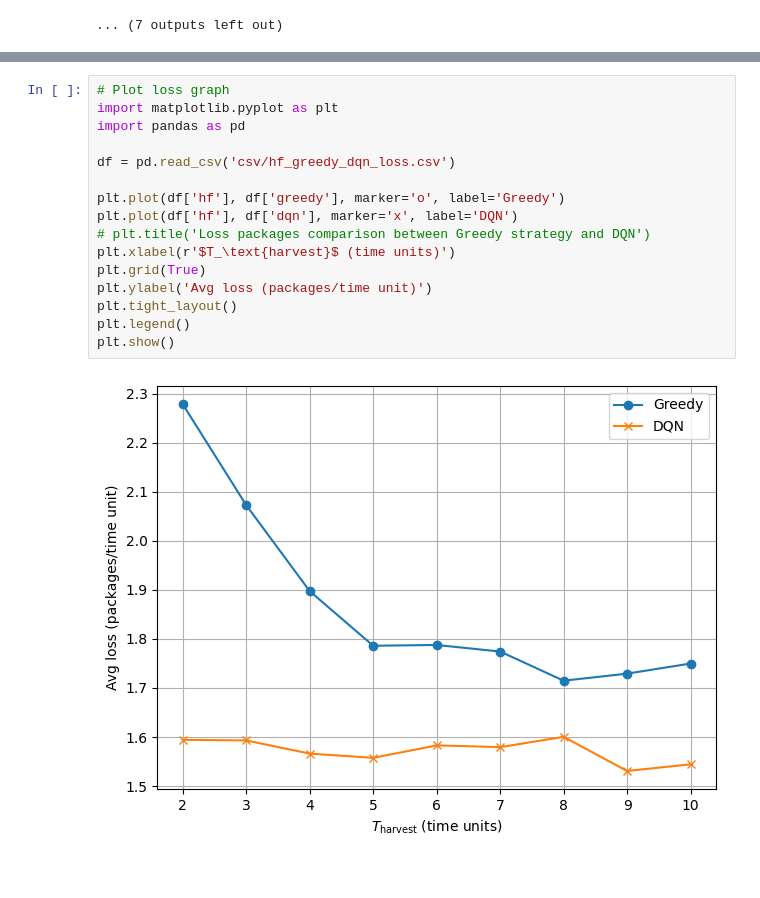
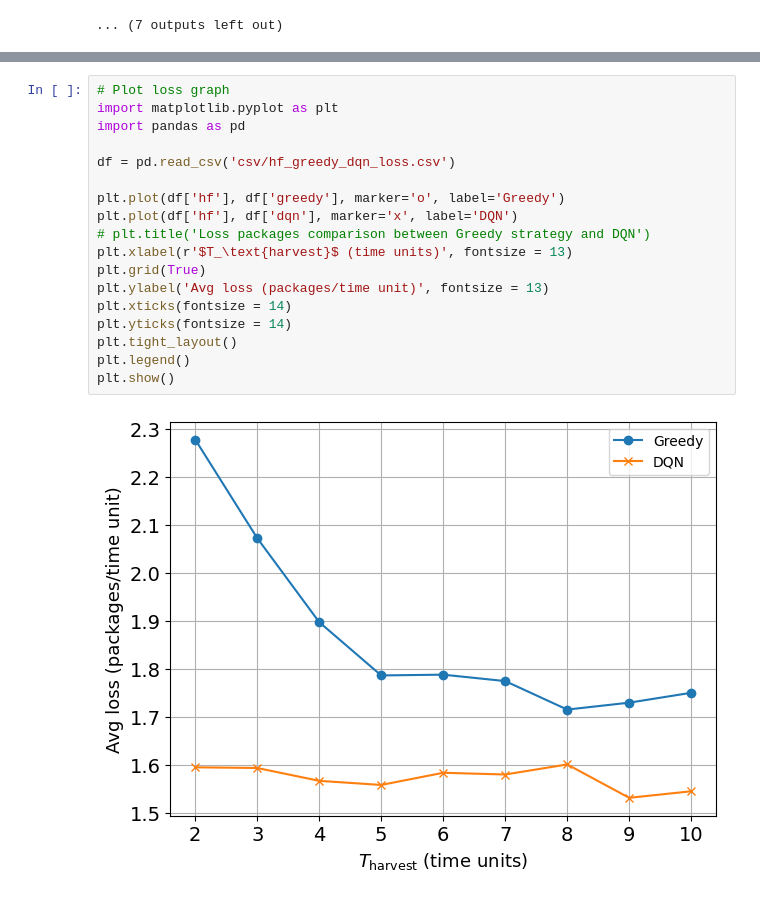
Before and after one commit to dunghoangtrung125/graduation_thesis, a Jupyter notebook: source_code/greedy_vs_dqn.ipynb, the cells around one changed output, grey strips where cells are left out. Cells and saved outputs as stored; diff of their text form.

```diff
--- a/source_code/greedy_vs_dqn.ipynb
+++ b/source_code/greedy_vs_dqn.ipynb
@@ -566,21 +580,23 @@ plt.show()
 # %%
 # Plot loss graph
 import matplotlib.pyplot as plt
 import pandas as pd
 
 df = pd.read_csv('csv/hf_greedy_dqn_loss.csv')
 
 plt.plot(df['hf'], df['greedy'], marker='o', label='Greedy')
 plt.plot(df['hf'], df['dqn'], marker='x', label='DQN')
 # plt.title('Loss packages comparison between Greedy strategy and DQN')
-plt.xlabel(r'$T_\text{harvest}$ (time units)')
+plt.xlabel(r'$T_\text{harvest}$ (time units)', fontsize = 13)
 plt.grid(True)
-plt.ylabel('Avg loss (packages/time unit)')
+plt.ylabel('Avg loss (packages/time unit)', fontsize = 13)
+plt.xticks(fontsize = 14)
+plt.yticks(fontsize = 14)
 plt.tight_layout()
 plt.legend()
 plt.show()
 # %% [output]
-[figure, old version]
+[figure, new version]
 # %%
 # Plot pdr graph
 import matplotlib.pyplot as plt
```
Also changed, not shown: parts of 8 cells of this notebook, 25 other files.
